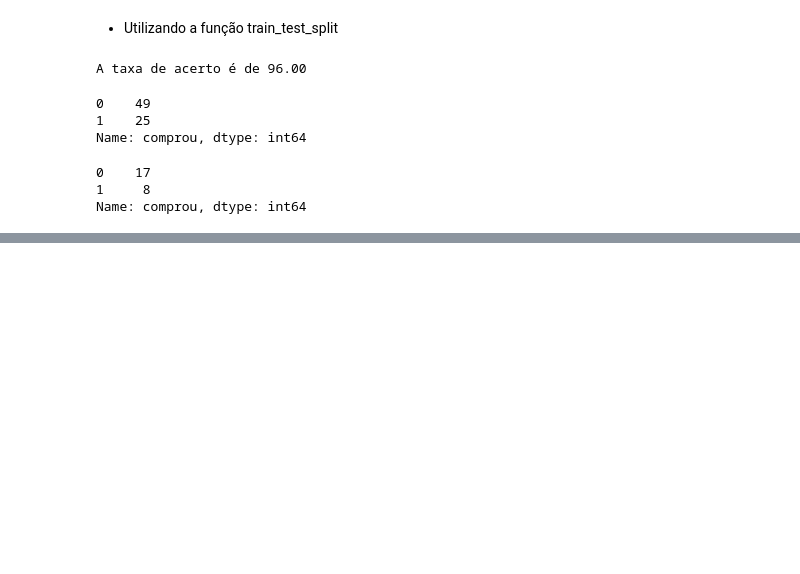
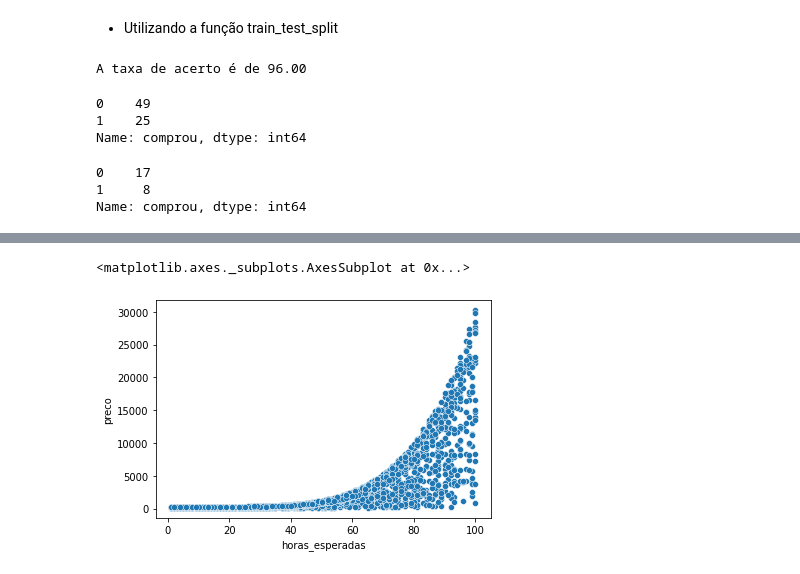
Before and after one commit to wagnergbriel/analise-de-dados, a Jupyter notebook: machine_learning_classificacao.ipynb, the cells around one changed output, grey strips where cells are left out. Saved outputs shown, nothing was run; the diff lists cells and outputs as text; code cells hidden in the pictures; blank space fills up the shorter version.

Commit message:
feat: analise de classificacao do caso preco servico de TI

```diff
--- a/machine_learning_classificacao.ipynb
+++ b/machine_learning_classificacao.ipynb
@@ -145,0 +151,3 @@ Name: comprou, dtype: int64
+# %%
+url = "https://gist.githubusercontent.com/guilhermesilveira/1b7d5475863c15f484ac495bd70975cf/raw/16aff7a0aee67e7c100a2a48b676a2d2d142f646/projects.csv"
+base_dados = pd.read_csv(url)
@@ -145,0 +174,7 @@ Name: comprou, dtype: int64
+# %%
+renomear_as_colunas = {
+    'unfinished': 'nao_finalizado',
+    'expected_hours': 'horas_esperadas',
+    'price': 'preco'
+}
+base_dados.rename(columns=renomear_as_colunas, inplace=True)
@@ -145,0 +185,6 @@ Name: comprou, dtype: int64
+# %%
+finalizados_dados = {
+    0: 1,
+    1: 0
+}
+base_dados['finalizado'] = base_dados.nao_finalizado.map(finalizados_dados)
@@ -145,0 +207,5 @@ Name: comprou, dtype: int64
+# %%
+sns.scatterplot(x="horas_esperadas", y="preco", data=base_dados)
+# %% [output]
+<matplotlib.axes._subplots.AxesSubplot at 0x...>
+[figure, added]
```
Also changed, not shown: parts of 12 cells of this notebook.
